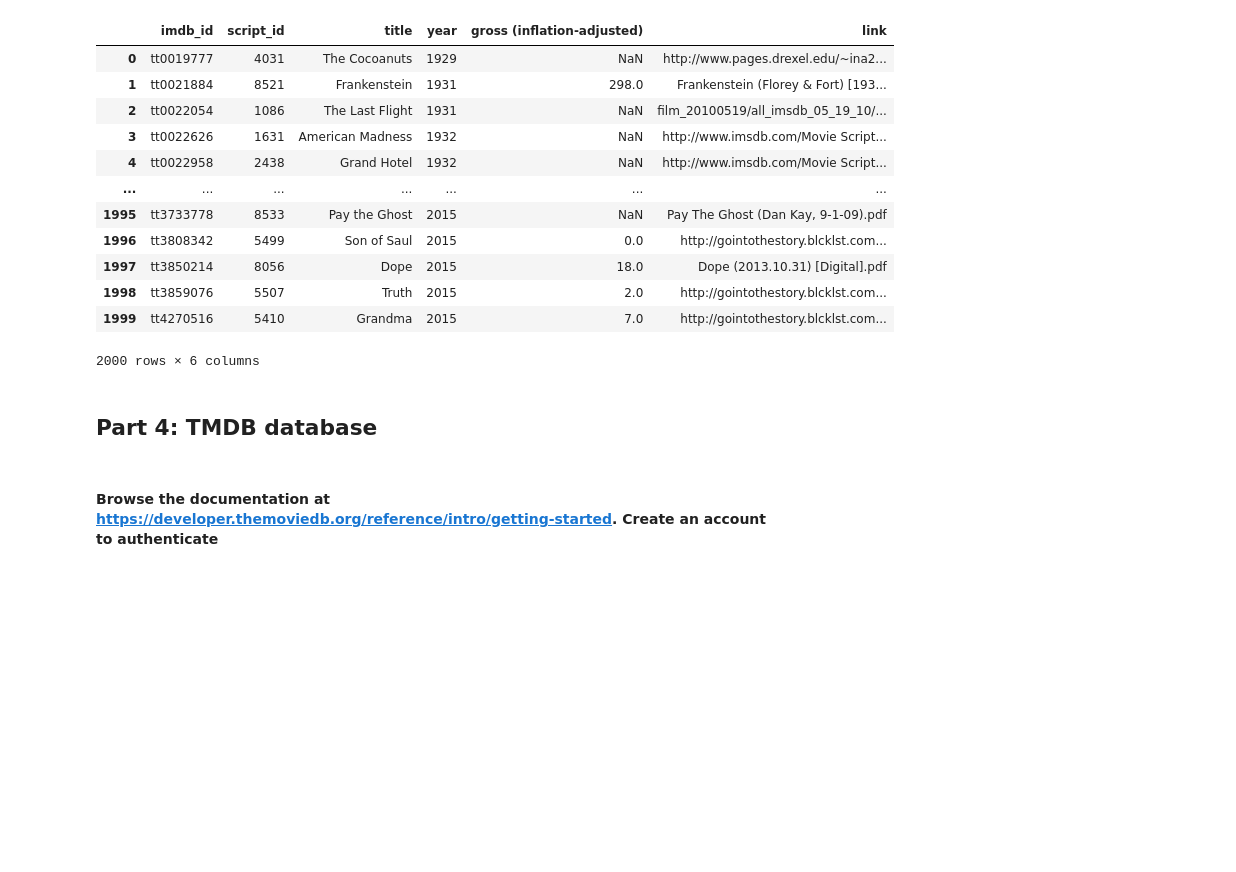
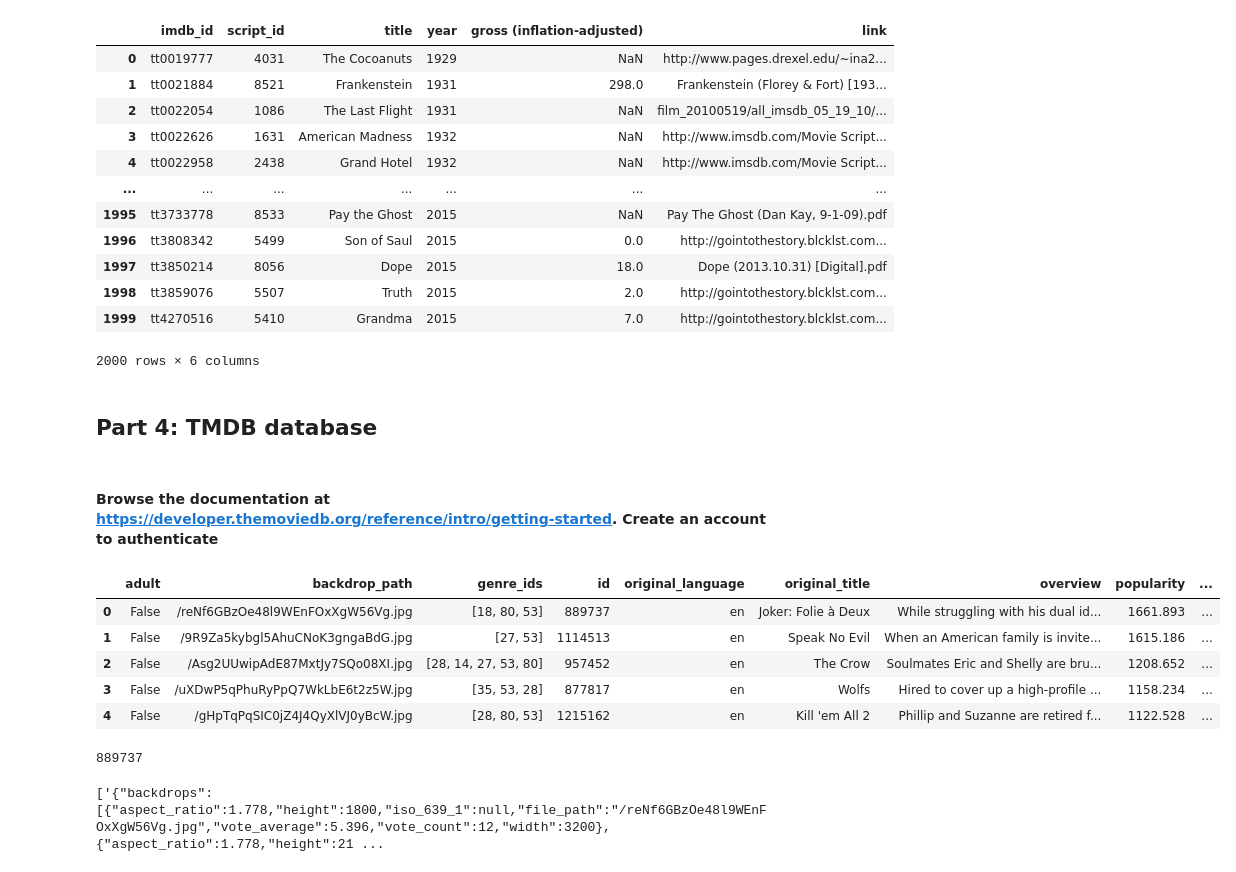
Before and after one commit to ethancmallory/project2-api, a Jupyter notebook: project2.ipynb, the cells around one changed output. Drawn from its saved outputs; the diff is of its cells as text; code cells hidden in the pictures; blank space fills up the shorter version.

```diff
--- a/project2.ipynb
+++ b/project2.ipynb
@@ -153,5 +153,29 @@ scripts.to_csv('pudding_texts.csv')
 #### Browse the documentation at https://developer.themoviedb.org/reference/intro/getting-started. Create an account to authenticate
 # %%
 #create a dataset of the movies in theaters now. Include metadata fields you are interested in.
+
+url = "https://api.themoviedb.org/3/movie/now_playing?language=en-US&page=1"
+
+headers = {
+    "accept": "application/json",
+    "Authorization": "Bearer eyJhbGciOiJIUzI1NiJ9.eyJhdWQiOiJlOTkyNjc0YTAyMmI0YTljYzk4MzVlYzRjY2Y5ZjkzYyIsIm5iZiI6MTcyODE1ODk1NC4zMjUzLCJzdWIiOiI2NzAxOWIzZmU4NGVlYjM1YTBmODY0ZWYiLCJzY29wZXMiOlsiYXBpX3JlYWQiXSwidmVyc2lvbiI6MX0.Q_QMfF6O2XZe-dYtqOMvIy2448d1ev6Co-3Z6LzUHA4"
+}
+
+response = requests.get(url, headers=headers)
+# %%
+data = response.json()
+# %%
+movies = data.get('results', [])
+# %%
+movie_df = pd.DataFrame(movies)
+# %%
+movie_df.head()
+# %% [output]
+|  | adult | backdrop_path | genre_ids | id | original_language | original_title | overview | popularity | ... |
+| 0 | False | /reNf6GBzOe48l9WEnFOxXgW56Vg.jpg | [18, 80, 53] | 889737 | en | Joker: Folie à Deux | While struggling with his dual id... | 1661.893 | ... |
+| 1 | False | /9R9Za5kybgl5AhuCNoK3gngaBdG.jpg | [27, 53] | 1114513 | en | Speak No Evil | When an American family is invite... | 1615.186 | ... |
+| 2 | False | /Asg2UUwipAdE87MxtJy7SQo08XI.jpg | [28, 14, 27, 53, 80] | 957452 | en | The Crow | Soulmates Eric and Shelly are bru... | 1208.652 | ... |
+| 3 | False | /uXDwP5qPhuRyPpQ7WkLbE6t2z5W.jpg | [35, 53, 28] | 877817 | en | Wolfs | Hired to cover up a high-profile ... | 1158.234 | ... |
+| 4 | False | /gHpTqPqSIC0jZ4J4QyXlVJ0yBcW.jpg | [28, 80, 53] | 1215162 | en | Kill 'em All 2 | Phillip and Suzanne are retired f... | 1122.528 | ... |
 # %%
 #download the movie posters for 10 of these movies and save them to this repository
@@ -157,0 +184,4 @@ scripts.to_csv('pudding_texts.csv')
+# %%
+img_movie_ids[0]
+# %% [output]
+889737
@@ -157,0 +201,4 @@ scripts.to_csv('pudding_texts.csv')
+# %%
+print(img_paths)
+# %% [output]
+['{"backdrops":[{"aspect_ratio":1.778,"height":1800,"iso_639_1":null,"file_path":"/reNf6GBzOe48l9WEnFOxXgW56Vg.jpg","vote_average":5.396,"vote_count":12,"width":3200},{"aspect_ratio":1.778,"height":21 ...
```
Also changed, not shown: parts of 2 cells of this notebook.
